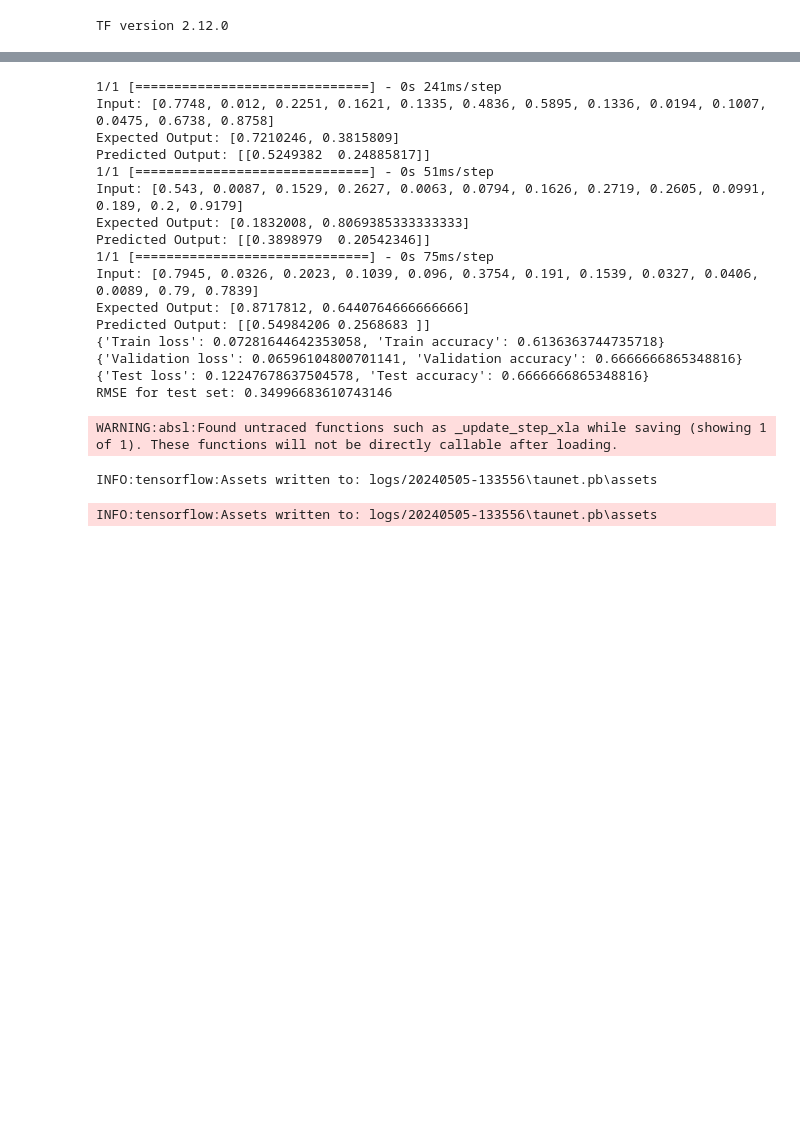
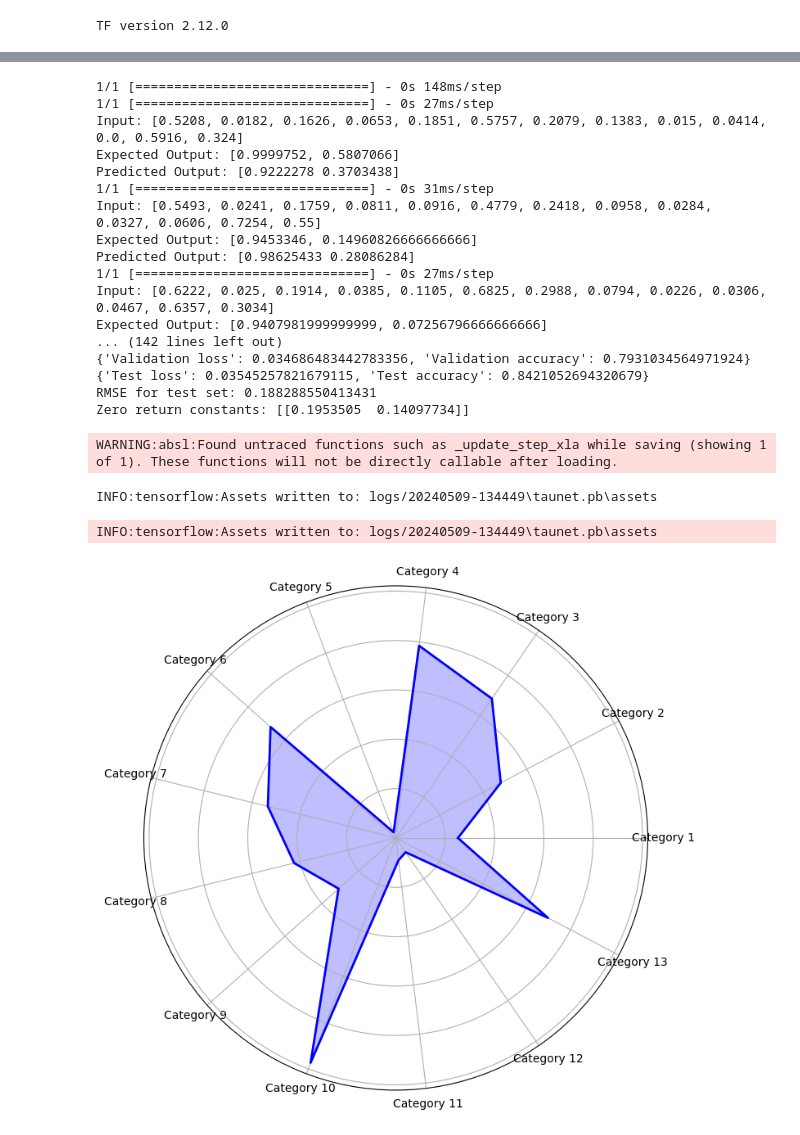
Before and after one commit to jake-is-ESD-protected/AI-TD, a Jupyter notebook: TauNet/taunet.ipynb, the cells around one changed output, grey strips where cells are left out. Cells and saved outputs as stored; diff of their text form; code cells hidden in the pictures; blank space fills up the shorter version.

```diff
--- a/TauNet/taunet.ipynb
+++ b/TauNet/taunet.ipynb
@@ -165,18 +163,21 @@ test_metrics = model.evaluate(
     verbose=0
 )
 
+zero_return = model.predict((([0] * 13),))
+
 for item in test_data:
     inp = np.array([item[0]])  # Reshape input data into a batch
     prediction = model.predict(inp)
     print("Input:", item[0])
     print("Expected Output:", item[1])
-    print("Predicted Output:", prediction)
+    print("Predicted Output:", prediction[0])
 
 
 print({f"Train {metric_name}": metric_value for metric_name, metric_value in zip(model.metrics_names, train_metrics)})
 print({f"Validation {metric_name}": metric_value for metric_name, metric_value in zip(model.metrics_names, val_metrics)})
 print({f"Test {metric_name}": metric_value for metric_name, metric_value in zip(model.metrics_names, test_metrics)})
 print("RMSE for test set:", np.sqrt(test_metrics[0]))
+print(f"Zero return constants: {zero_return}")
 
 # save model as .h5, .tflite and .json
 model.save(join(log_dir, "taunet.pb"))
@@ -185,22 +186,51 @@ with open(join(log_dir, "taunet.tflite"), 'wb') as f:
   f.write(tflite_model)
 save_model(model, join(log_dir, "taunet.json"))
 # %% [output]
-1/1 [==============================] - 0s 241ms/step
-Input: [0.7748, 0.012, 0.2251, 0.1621, 0.1335, 0.4836, 0.5895, 0.1336, 0.0194, 0.1007, 0.0475, 0.6738, 0.8758]
-Expected Output: [0.7210246, 0.3815809]
-Predicted Output: [[0.5249382  0.24885817]]
-1/1 [==============================] - 0s 51ms/step
-Input: [0.543, 0.0087, 0.1529, 0.2627, 0.0063, 0.0794, 0.1626, 0.2719, 0.2605, 0.0991, 0.189, 0.2, 0.9179]
-Expected Output: [0.1832008, 0.8069385333333333]
-Predicted Output: [[0.3898979  0.20542346]]
-1/1 [==============================] - 0s 75ms/step
-Input: [0.7945, 0.0326, 0.2023, 0.1039, 0.096, 0.3754, 0.191, 0.1539, 0.0327, 0.0406, 0.0089, 0.79, 0.7839]
-Expected Output: [0.8717812, 0.6440764666666666]
-Predicted Output: [[0.54984206 0.2568683 ]]
-{'Train loss': 0.07281644642353058, 'Train accuracy': 0.6136363744735718}
-{'Validation loss': 0.06596104800701141, 'Validation accuracy': 0.6666666865348816}
-{'Test loss': 0.12247678637504578, 'Test accuracy': 0.6666666865348816}
-RMSE for test set: 0.34996683610743146
+1/1 [==============================] - 0s 148ms/step
+1/1 [==============================] - 0s 27ms/step
+Input: [0.5208, 0.0182, 0.1626, 0.0653, 0.1851, 0.5757, 0.2079, 0.1383, 0.015, 0.0414, 0.0, 0.5916, 0.324]
+Expected Output: [0.9999752, 0.5807066]
+Predicted Output: [0.9222278 0.3703438]
+1/1 [==============================] - 0s 31ms/step
+Input: [0.5493, 0.0241, 0.1759, 0.0811, 0.0916, 0.4779, 0.2418, 0.0958, 0.0284, 0.0327, 0.0606, 0.7254, 0.55]
+Expected Output: [0.9453346, 0.14960826666666666]
+Predicted Output: [0.98625433 0.28086284]
+1/1 [==============================] - 0s 27ms/step
+Input: [0.6222, 0.025, 0.1914, 0.0385, 0.1105, 0.6825, 0.2988, 0.0794, 0.0226, 0.0306, 0.0467, 0.6357, 0.3034]
+Expected Output: [0.9407981999999999, 0.07256796666666666]
+... (142 lines left out)
+{'Validation loss': 0.034686483442783356, 'Validation accuracy': 0.7931034564971924}
+{'Test loss': 0.03545257821679115, 'Test accuracy': 0.8421052694320679}
+RMSE for test set: 0.188288550413431
+Zero return constants: [[0.1953505  0.14097734]]
 WARNING:absl:Found untraced functions such as _update_step_xla while saving (showing 1 of 1). These functions will not be directly callable after loading.
-INFO:tensorflow:Assets written to: logs/20240505-133556\taunet.pb\assets
+INFO:tensorflow:Assets written to: logs/20240509-134449\taunet.pb\assets
-INFO:tensorflow:Assets written to: logs/20240505-133556\taunet.pb\assets
+INFO:tensorflow:Assets written to: logs/20240509-134449\taunet.pb\assets
+# %%
+import numpy as np
+import matplotlib.pyplot as plt
+
+def spiderweb_plot(data, categories):
+    angles = np.linspace(0, 2 * np.pi, len(categories), endpoint=False).tolist()
+    data = np.concatenate((data, [data[0]]))
+    angles += angles[:1]
+
+    fig, ax = plt.subplots(figsize=(8, 8), subplot_kw=dict(polar=True))
+
+    ax.fill(angles, data, color='blue', alpha=0.25)
+    ax.plot(angles, data, color='blue', linewidth=2)
+
+    ax.set_yticklabels([])
+    ax.set_xticks(angles[:-1])
+    ax.set_xticklabels(categories)
+
+    plt.show()
+
+# Example data and categories
+data = np.random.rand(13) * 10  # Example data
+categories = [f'Category {i+1}' for i in range(13)]  # Example categories
+
+# Create spiderweb plot
+spiderweb_plot(data, categories)
+# %% [output]
+[figure, added]
```
Also changed, not shown: parts of 3 cells of this notebook, 4 other files.
